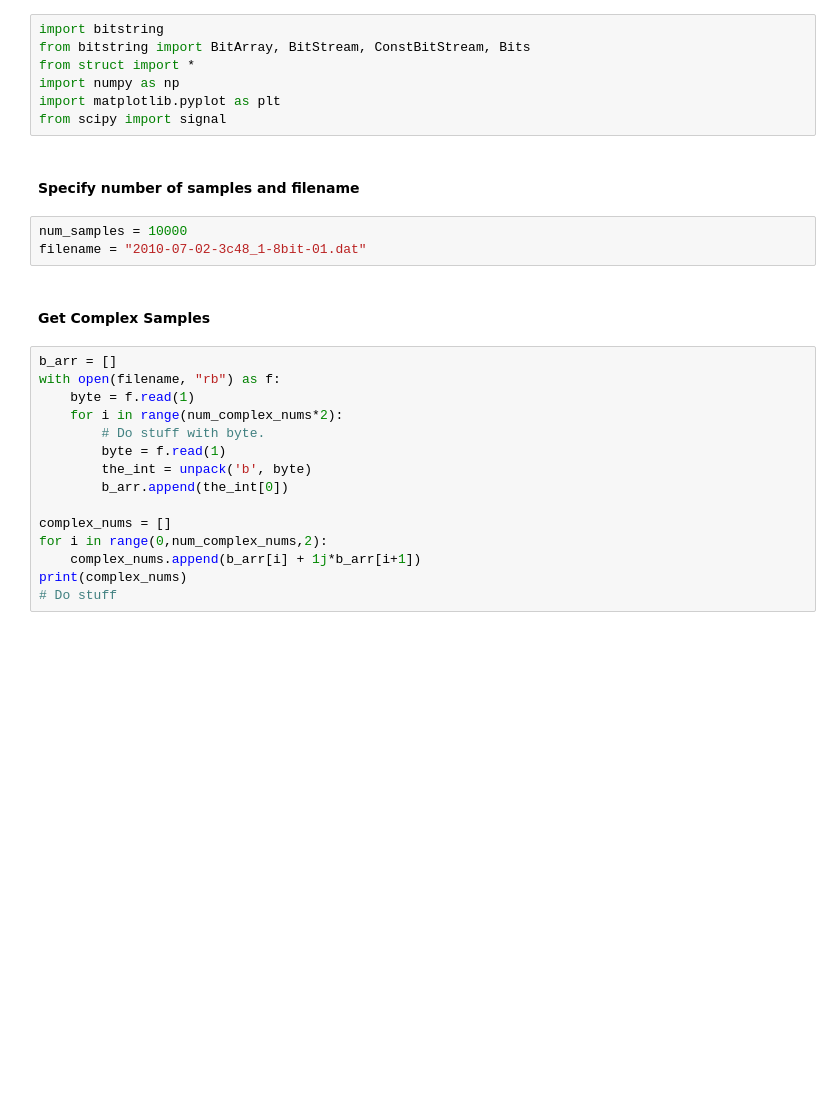
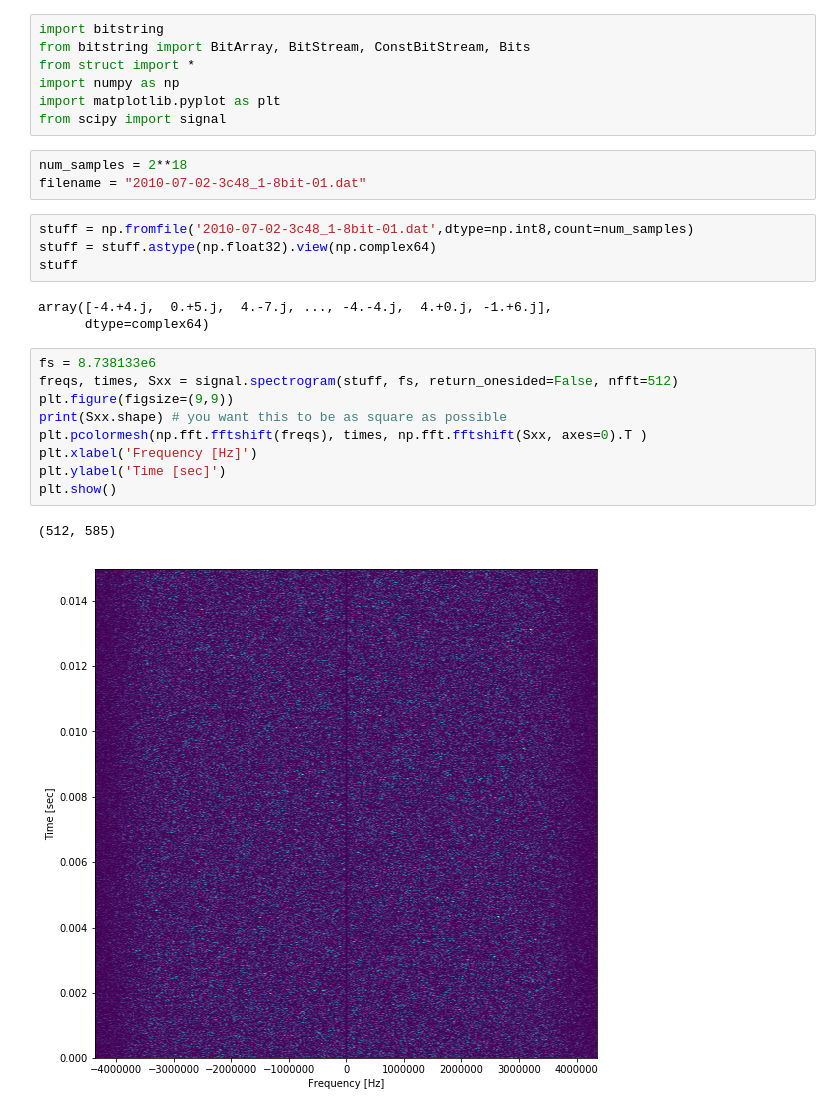
Before and after one commit to SETIatHCRO/grhack, a Jupyter notebook: notebooks/read_seti_2010_data.ipynb, the cells around one changed output. Drawn from its saved outputs; the diff is of its cells as text; blank space fills up the shorter version.

```diff
--- a/notebooks/read_seti_2010_data.ipynb
+++ b/notebooks/read_seti_2010_data.ipynb
@@ -7,25 +5,25 @@ from struct import *
 import numpy as np
 import matplotlib.pyplot as plt
 from scipy import signal
-# %% [markdown]
-#### Specify number of samples and filename
 # %%
-num_samples = 10000
+num_samples = 2**18
 filename = "2010-07-02-3c48_1-8bit-01.dat"
-# %% [markdown]
-#### Get Complex Samples
-# %%
-b_arr = []
-with open(filename, "rb") as f:
-    byte = f.read(1)
-    for i in range(num_complex_nums*2):
-        # Do stuff with byte.
-        byte = f.read(1)
-        the_int = unpack('b', byte)
-        b_arr.append(the_int[0])
-
-complex_nums = []
-for i in range(0,num_complex_nums,2):
-    complex_nums.append(b_arr[i] + 1j*b_arr[i+1])
-print(complex_nums)
-# Do stuff
+# %%
+stuff = np.fromfile('2010-07-02-3c48_1-8bit-01.dat',dtype=np.int8,count=num_samples)
+stuff = stuff.astype(np.float32).view(np.complex64)
+stuff
+# %% [output]
+array([-4.+4.j,  0.+5.j,  4.-7.j, ..., -4.-4.j,  4.+0.j, -1.+6.j],
+      dtype=complex64)
+# %%
+fs = 8.738133e6
+freqs, times, Sxx = signal.spectrogram(stuff, fs, return_onesided=False, nfft=512)
+plt.figure(figsize=(9,9))
+print(Sxx.shape) # you want this to be as square as possible
+plt.pcolormesh(np.fft.fftshift(freqs), times, np.fft.fftshift(Sxx, axes=0).T )
+plt.xlabel('Frequency [Hz]')
+plt.ylabel('Time [sec]')
+plt.show()
+# %% [output]
+(512, 585)
+[figure, added]
```
Also changed, not shown: parts of 1 cell of this notebook.
